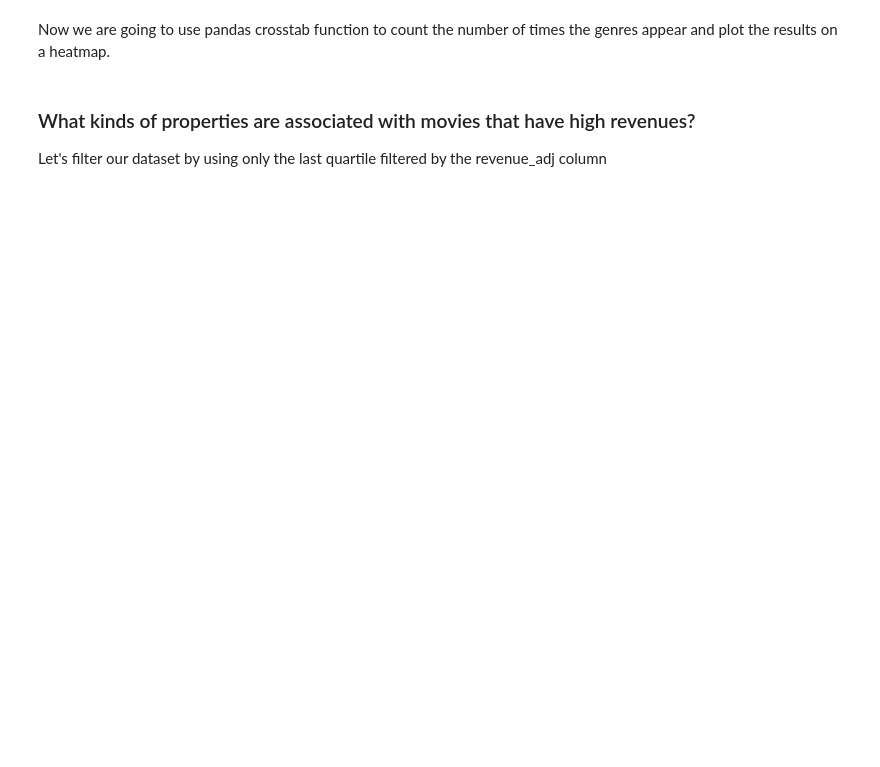
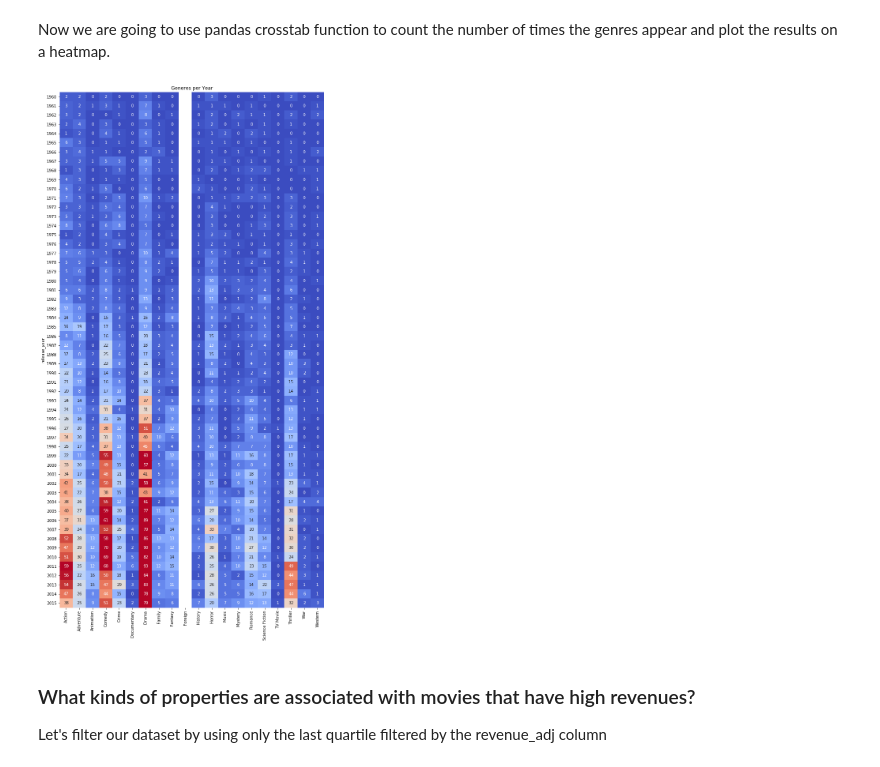
Before and after one commit to danielmiguel320/dand_investigate_data_set, a Jupyter notebook: investigate-a-dataset-template.ipynb, the cells around one changed output. Saved outputs shown, nothing was run; the diff lists cells and outputs as text; code cells hidden in the pictures; blank space fills up the shorter version.

Commit message:
Added titles to the graphs and commented my code.

```diff
--- a/investigate-a-dataset-template.ipynb
+++ b/investigate-a-dataset-template.ipynb
@@ -92,22 +180,30 @@ genres_df.head()
 # %% [markdown]
 Now we are going to use pandas crosstab function to count the number of times the genres appear and plot the results on a heatmap.
 # %%
+'''
+    In this section we create 5 different crosstabulations, 1 for each individual genre columns.
+    Then we're going to add all of the results together
+    And plot a heatmap to visually see which genres were the most popular.
+'''
 q1 = pd.crosstab(genres_df['release_year'], genres_df['genres0'], dropna = False)
 q2 = pd.crosstab(genres_df['release_year'], genres_df['genres1'], dropna = False)
 q3 = pd.crosstab(genres_df['release_year'], genres_df['genres2'], dropna = False)
 q4 = pd.crosstab(genres_df['release_year'], genres_df['genres3'], dropna = False)
 q5 = pd.crosstab(genres_df['release_year'], genres_df['genres4'], dropna = False)
 genres_count = q1.add(q2)
 genres_count.add(q3)
 genres_count.add(q4)
 genres_count.add(q5)
 
 plt.figure(figsize=(12,24))
+plt.title('Count of Generes Per Year')
 sns.heatmap(genres_count,
             cmap = 'coolwarm',
             robust = True,
             annot = True,
             cbar = False);
+# %% [output]
+[figure, added]
 # %% [markdown]
 ### What kinds of properties are associated with movies that have high revenues?
 Let's filter our dataset by using only the last quartile filtered by the revenue_adj column
```
Also changed, not shown: parts of 20 cells of this notebook.
